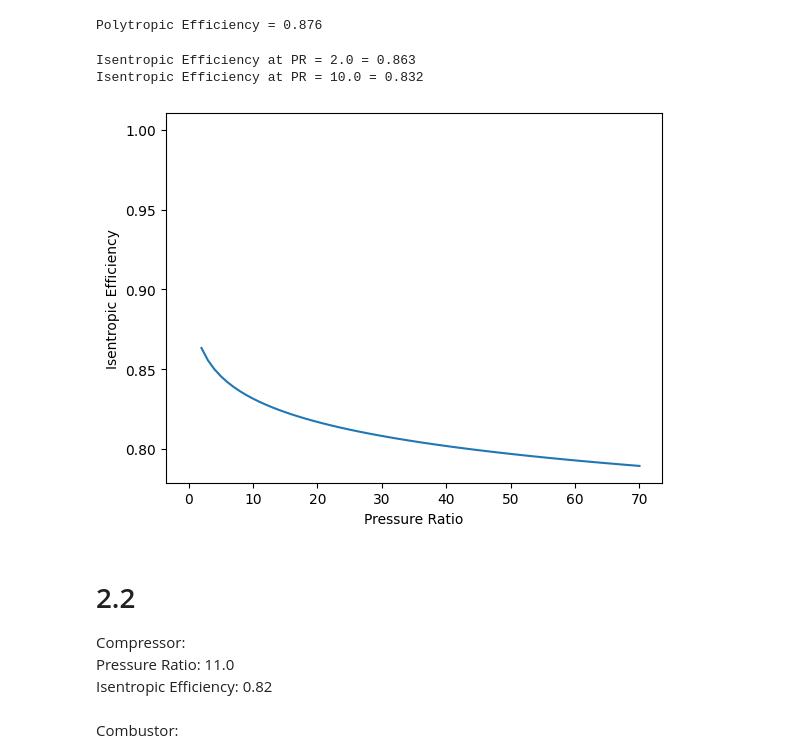
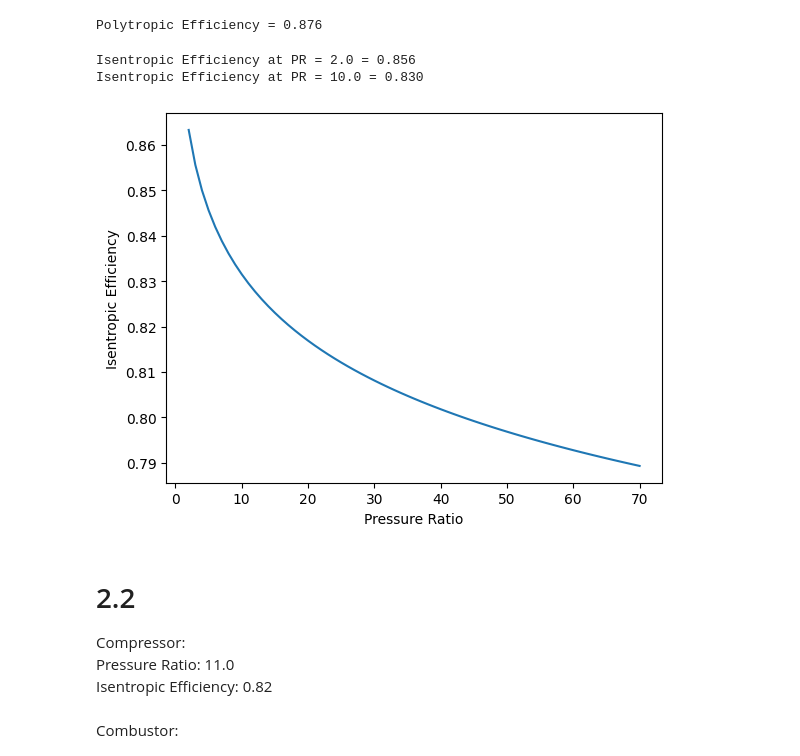
Before and after one commit to kavourbm/Airbreathing-Propulsion, a Jupyter notebook: Assignment 2A - Ben Kavouras.ipynb, the cells around one changed output. Drawn from its saved outputs; the diff is of its cells as text; code cells hidden in the pictures.

```diff
--- a/Assignment 2A - Ben Kavouras.ipynb
+++ b/Assignment 2A - Ben Kavouras.ipynb
@@ -37,18 +37,18 @@ Polytropic Efficiency = 0.876
 def isoeff(PE,PR,gamma):
     return ((PR)**((gamma-1)/gamma)-1)/((PR)**((gamma-1)/(gamma*PE))-1)
 # %%
-PRs = np.arange(71)
+PRs = np.arange(1,71)
 IEs = isoeff(PE,PRs,gamma)
 print("Isentropic Efficiency at PR = 2.0 = %5.3f" % (IEs[2]))
 print("Isentropic Efficiency at PR = 10.0 = %5.3f" % (IEs[10]))
 plt.plot(PRs,IEs)
 plt.xlabel('Pressure Ratio')
 plt.ylabel('Isentropic Efficiency')
 plt.show()
 # %% [output]
-Isentropic Efficiency at PR = 2.0 = 0.863
-Isentropic Efficiency at PR = 10.0 = 0.832
+Isentropic Efficiency at PR = 2.0 = 0.856
+Isentropic Efficiency at PR = 10.0 = 0.830
-[figure, old version]
+[figure, new version]
 # %% [markdown]
 # 2.2 <br>
 Compressor: <br>
```
Also changed, not shown: parts of 4 cells of this notebook, 1 other file.
